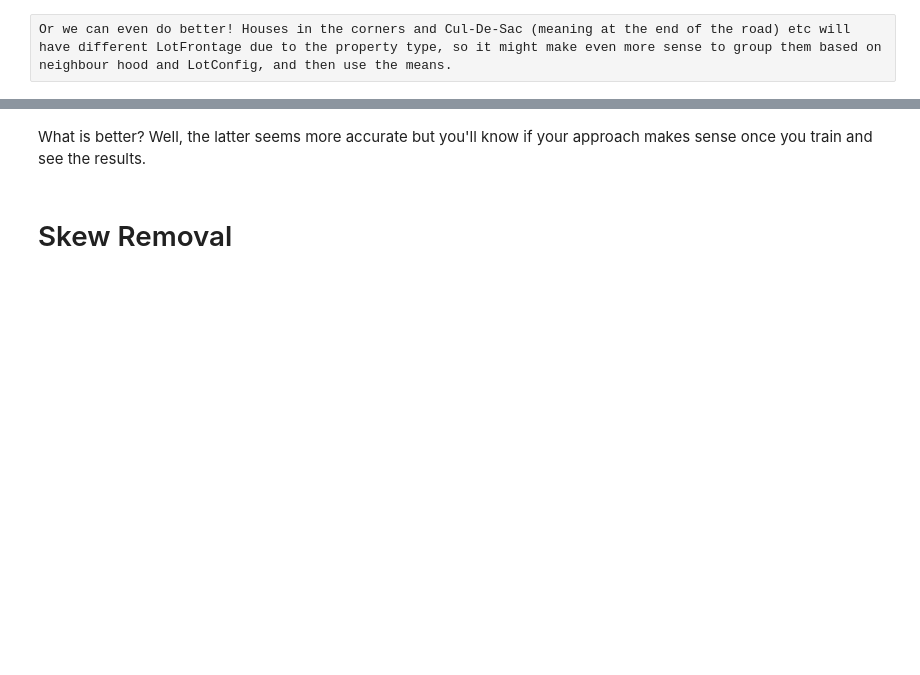
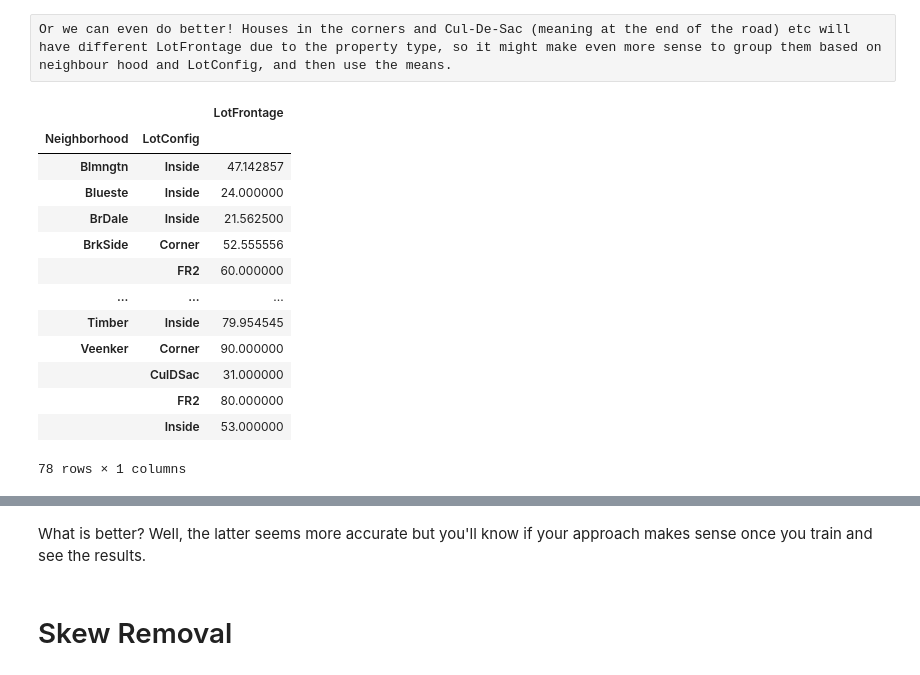
Before and after one commit to frenzytejask98/ML_TA_IIITB_2020, a Jupyter notebook: September_25/categories.ipynb, the cells around one changed output, grey strips where cells are left out. Drawn from its saved outputs; the diff is of its cells as text; code cells hidden in the pictures; blank space fills up the shorter version.

```diff
--- a/September_25/categories.ipynb
+++ b/September_25/categories.ipynb
@@ -97,4 +285,21 @@ house[['Neighborhood', 'LotFrontage']].groupby(['Neighborhood']).transform(lambd
 # %% [raw]
 Or we can even do better! Houses in the corners and Cul-De-Sac (meaning at the end of the road) etc will have different LotFrontage due to the property type, so it might make even more sense to group them based on neighbour hood and LotConfig, and then use the means.
+# %%
+house[['Neighborhood', 'LotFrontage', 'LotConfig']].groupby(['Neighborhood', 'LotConfig']).mean()
+# %% [output]
+|  |  | LotFrontage |
+| Neighborhood | LotConfig |  |
+| Blmngtn | Inside | 47.142857 |
+| Blueste | Inside | 24.000000 |
+| BrDale | Inside | 21.562500 |
+| BrkSide | Corner | 52.555556 |
+|  | FR2 | 60.000000 |
+| ... | ... | ... |
+| Timber | Inside | 79.954545 |
+| Veenker | Corner | 90.000000 |
+|  | CulDSac | 31.000000 |
+|  | FR2 | 80.000000 |
+|  | Inside | 53.000000 |
+78 rows × 1 columns
 # %%
 house[['Neighborhood', 'LotFrontage', 'LotConfig']].groupby(['Neighborhood', 'LotConfig']).transform(lambda x: x.fillna(x.mean()))
```
Also changed, not shown: parts of 31 cells of this notebook, 6 other files.
